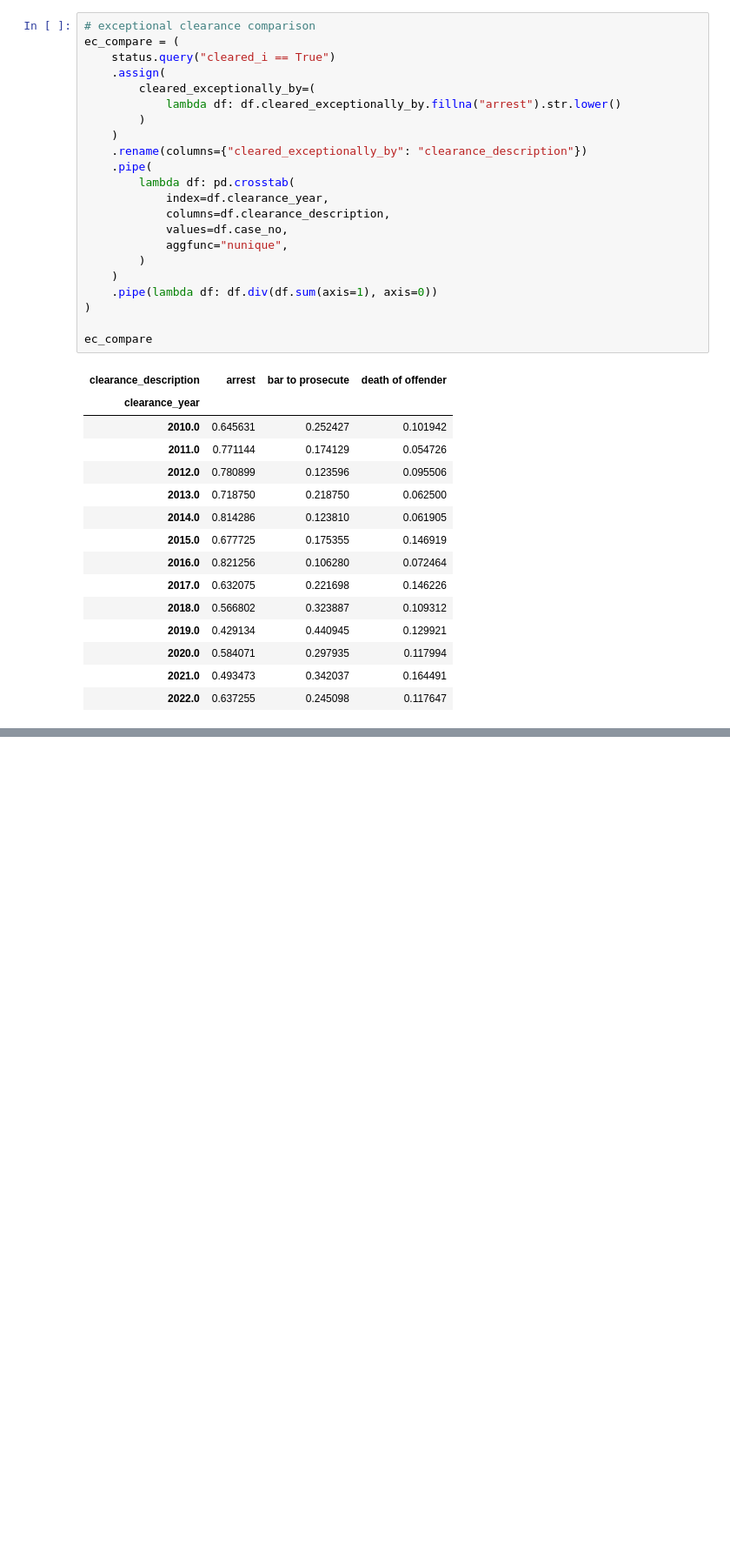
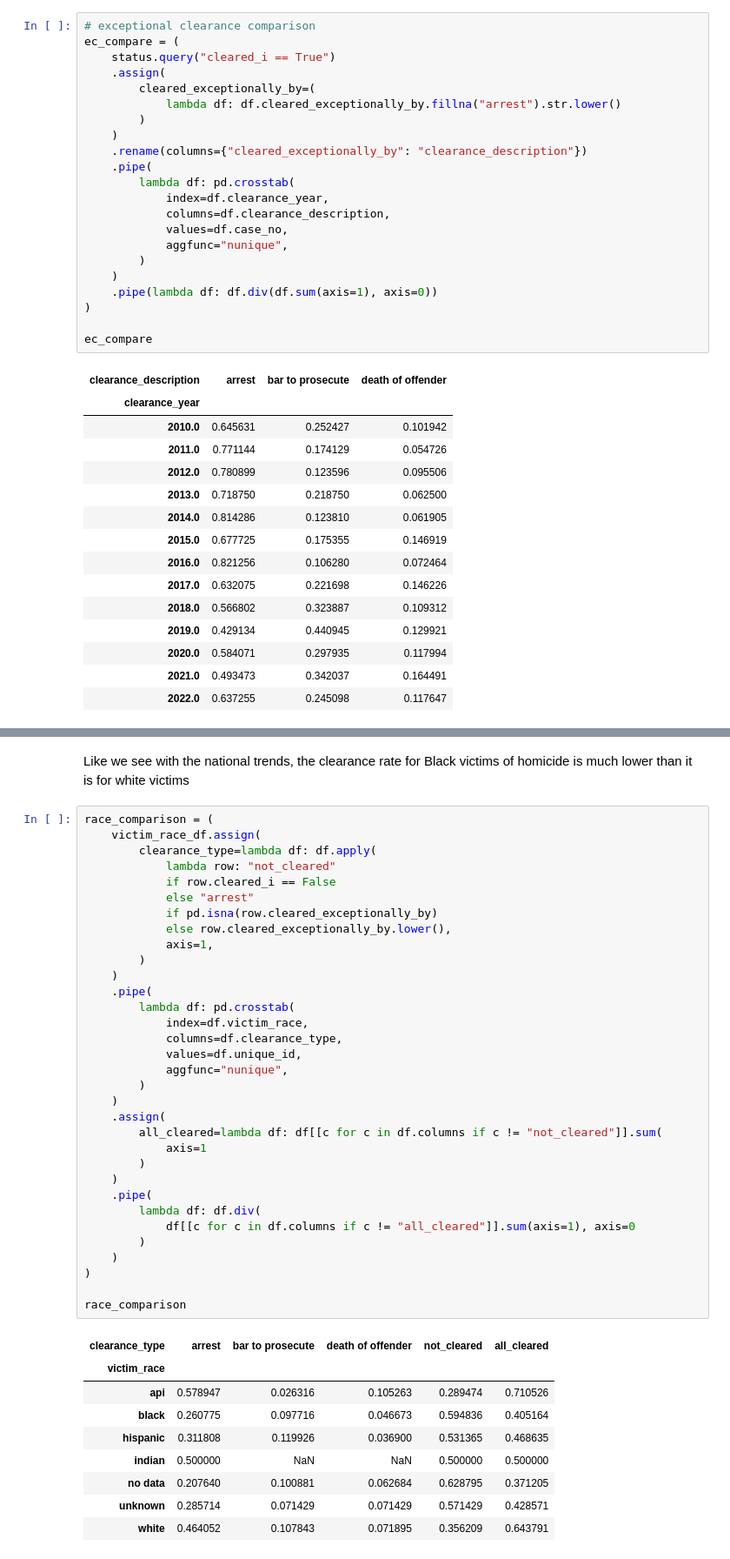
Before and after one commit to cbs-news-data/chicago-homicide-clearance, a Jupyter notebook: chicago_homicide_clearance.ipynb, the cells around one changed output, grey strips where cells are left out. Shown at 87% size. Saved outputs shown, nothing was run; the diff lists cells and outputs as text; blank space fills up the shorter version.

```diff
--- a/chicago_homicide_clearance.ipynb
+++ b/chicago_homicide_clearance.ipynb
@@ -233,0 +290,45 @@ ec_compare
+# %% [markdown]
+Like we see with the national trends, the clearance rate for Black victims of homicide is much lower than it is for white victims
+# %%
+race_comparison = (
+    victim_race_df.assign(
+        clearance_type=lambda df: df.apply(
+            lambda row: "not_cleared"
+            if row.cleared_i == False
+            else "arrest"
+            if pd.isna(row.cleared_exceptionally_by)
+            else row.cleared_exceptionally_by.lower(),
+            axis=1,
+        )
+    )
+    .pipe(
+        lambda df: pd.crosstab(
+            index=df.victim_race,
+            columns=df.clearance_type,
+            values=df.unique_id,
+            aggfunc="nunique",
+        )
+    )
+    .assign(
+        all_cleared=lambda df: df[[c for c in df.columns if c != "not_cleared"]].sum(
+            axis=1
+        )
+    )
+    .pipe(
+        lambda df: df.div(
+            df[[c for c in df.columns if c != "all_cleared"]].sum(axis=1), axis=0
+        )
+    )
+)
+
+race_comparison
+# %% [output]
+| clearance_type | arrest | bar to prosecute | death of offender | not_cleared | all_cleared |
+| victim_race |  |  |  |  |  |
+| api | 0.578947 | 0.026316 | 0.105263 | 0.289474 | 0.710526 |
+| black | 0.260775 | 0.097716 | 0.046673 | 0.594836 | 0.405164 |
+| hispanic | 0.311808 | 0.119926 | 0.036900 | 0.531365 | 0.468635 |
+| indian | 0.500000 | NaN | NaN | 0.500000 | 0.500000 |
+| no data | 0.207640 | 0.100881 | 0.062684 | 0.628795 | 0.371205 |
+| unknown | 0.285714 | 0.071429 | 0.071429 | 0.571429 | 0.428571 |
+| white | 0.464052 | 0.107843 | 0.071895 | 0.356209 | 0.643791 |
```
Also changed, not shown: parts of 10 cells of this notebook, 2 other files.
